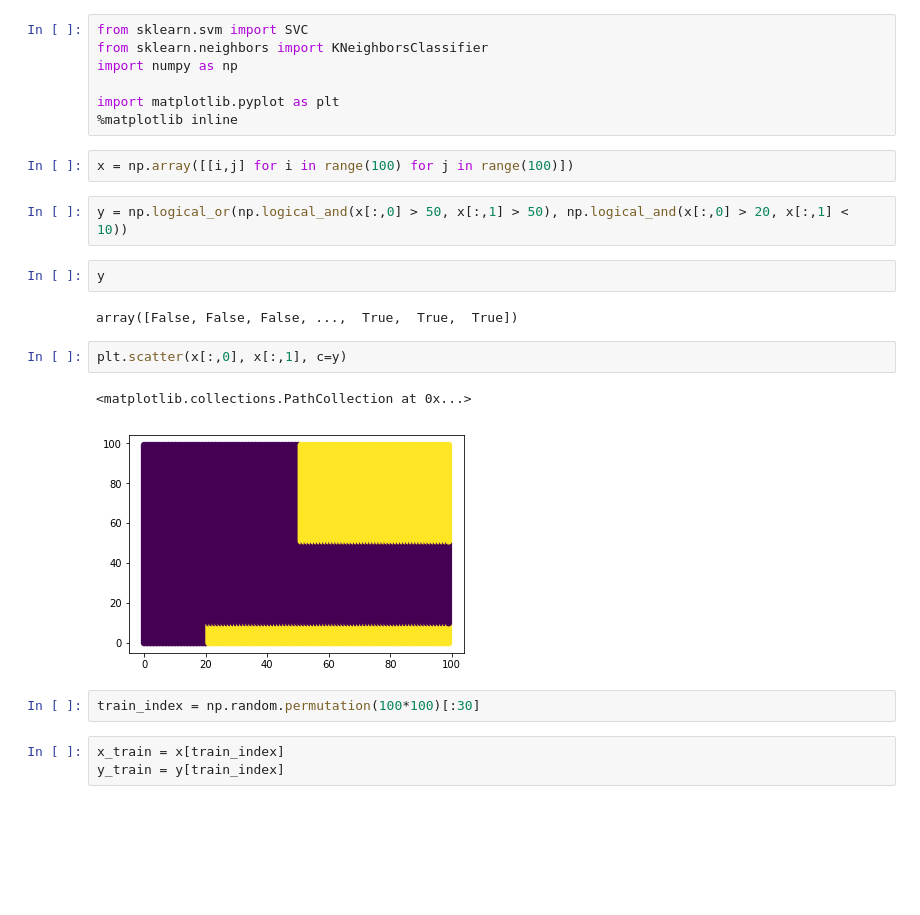
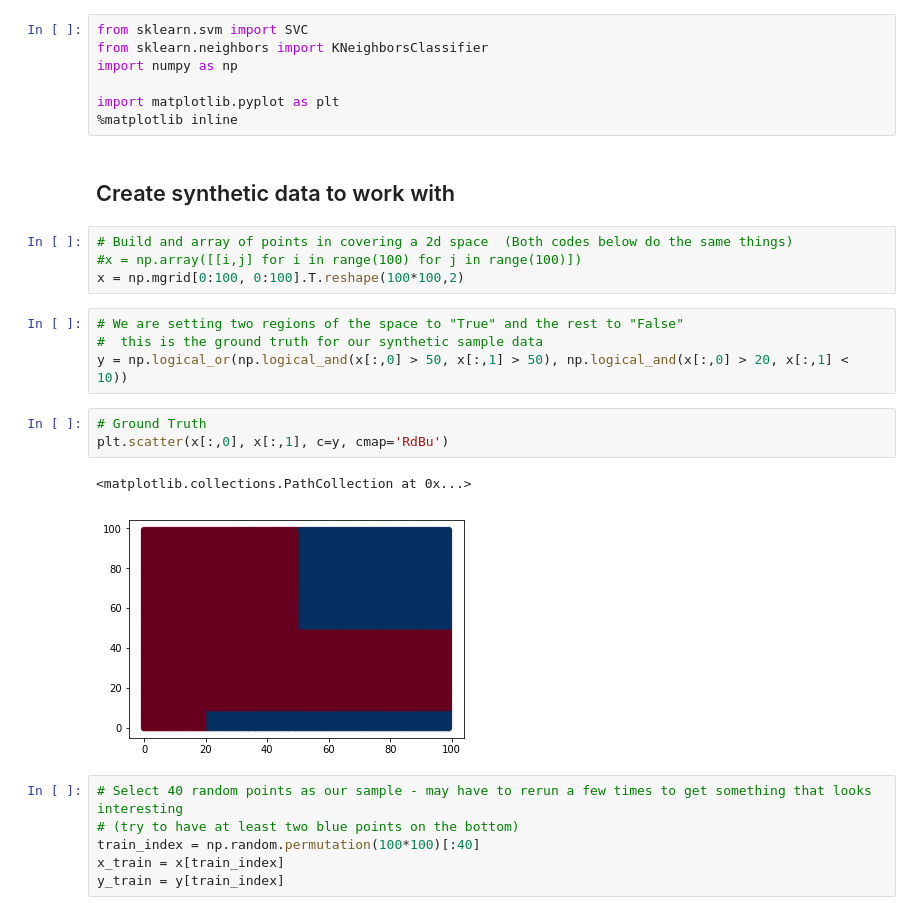
Before and after one commit to geugon/shared_pieces, a Jupyter notebook: SVM_demo.ipynb, the cells around one changed output. Drawn from its saved outputs; the diff is of its cells as text; blank space fills up the shorter version.

```diff
--- a/SVM_demo.ipynb
+++ b/SVM_demo.ipynb
@@ -5,22 +8,26 @@ import numpy as np
 
 import matplotlib.pyplot as plt
 %matplotlib inline
+# %% [markdown]
+## Create synthetic data to work with
 # %%
-x = np.array([[i,j] for i in range(100) for j in range(100)])
+# Build and array of points in covering a 2d space  (Both codes below do the same things)
+#x = np.array([[i,j] for i in range(100) for j in range(100)])
+x = np.mgrid[0:100, 0:100].T.reshape(100*100,2)
 # %%
+# We are setting two regions of the space to "True" and the rest to "False"
+#  this is the ground truth for our synthetic sample data
 y = np.logical_or(np.logical_and(x[:,0] > 50, x[:,1] > 50), np.logical_and(x[:,0] > 20, x[:,1] < 10))
-# %%
-y
-# %% [output]
-array([False, False, False, ...,  True,  True,  True])
 # %%
-plt.scatter(x[:,0], x[:,1], c=y)
+# Ground Truth
+plt.scatter(x[:,0], x[:,1], c=y, cmap='RdBu')
 # %% [output]
 <matplotlib.collections.PathCollection at 0x...>
-[figure, old version]
+[figure, new version]
-# %%
-train_index = np.random.permutation(100*100)[:30]
-# %%
-x_train = x[train_index]
-y_train = y[train_index]
+# %%
+# Select 40 random points as our sample - may have to rerun a few times to get something that looks interesting
+# (try to have at least two blue points on the bottom)
+train_index = np.random.permutation(100*100)[:40]
+x_train = x[train_index]
+y_train = y[train_index]
 # %%
```
Also changed, not shown: parts of 16 cells of this notebook, 2 other files.
